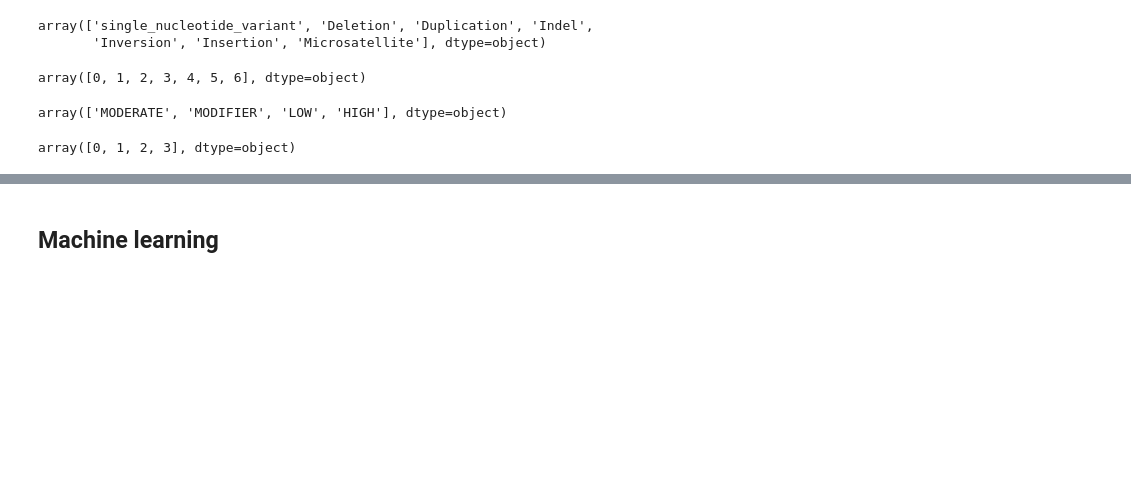
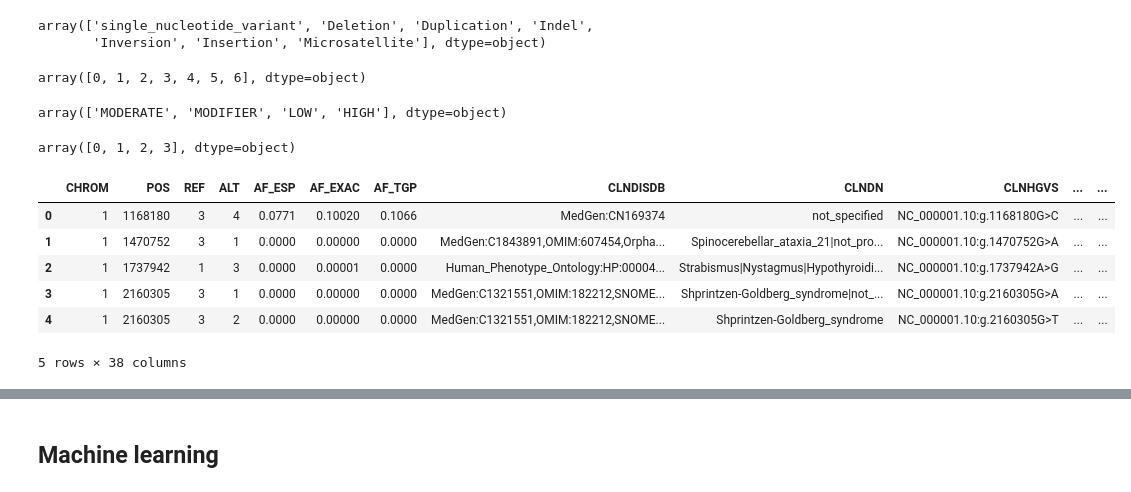
Before and after one commit to DataScience4Health-Fall2022/termproject-baymax, a Jupyter notebook: main.ipynb, the cells around one changed output, grey strips where cells are left out. Cells and saved outputs as stored; diff of their text form; code cells hidden in the pictures; blank space fills up the shorter version.

```diff
--- a/main.ipynb
+++ b/main.ipynb
@@ -560 +626,29 @@ data['PolyPhen'] = data['PolyPhen'].replace({'benign':1, 'probably_damaging':2,
+# %%
+Amino_acid_type = ['A', 'C', 'D', 'E', 'F', 'G', 'H', 'I', 'K', 'L', 'M', 'N', 'P', 'Q', 'R', 'S', 'T', 'V', 'W', 'Y','*','-']
+Amino_acid_value_map = {}
+for i in range(len(Amino_acid_type)):
+  Amino_acid_value_map[Amino_acid_type[i]] = i+1
+
+Amino_acid_ref = data['Amino_acids'].str.split("/", n=-1, expand=False).str[0]
+Amino_acid_alt = data['Amino_acids'].str.split("/", n=-1, expand=False).str[1]
+
+
+Amino_acid_ref = Amino_acid_ref.replace(Amino_acid_value_map)
+Amino_acid_alt = Amino_acid_alt.replace(Amino_acid_value_map)
+
+Amino_acid_ref = pd.to_numeric(Amino_acid_ref, errors='coerce').fillna(24, downcast='infer')
+Amino_acid_alt = pd.to_numeric(Amino_acid_alt, errors='coerce').fillna(24, downcast='infer')
+
+
+data['Amino_acid_ref'] = Amino_acid_ref
+data['Amino_acid_alt'] = Amino_acid_alt
+data.head()
+# %% [output]
+|  | CHROM | POS | REF | ALT | AF_ESP | AF_EXAC | AF_TGP | CLNDISDB | CLNDN | CLNHGVS | ... | ... |
+| 0 | 1 | 1168180 | 3 | 4 | 0.0771 | 0.10020 | 0.1066 | MedGen:CN169374 | not_specified | NC_000001.10:g.1168180G>C | ... | ... |
+| 1 | 1 | 1470752 | 3 | 1 | 0.0000 | 0.00000 | 0.0000 | MedGen:C1843891,OMIM:607454,Orpha... | Spinocerebellar_ataxia_21|not_pro... | NC_000001.10:g.1470752G>A | ... | ... |
+| 2 | 1 | 1737942 | 1 | 3 | 0.0000 | 0.00001 | 0.0000 | Human_Phenotype_Ontology:HP:00004... | Strabismus|Nystagmus|Hypothyroidi... | NC_000001.10:g.1737942A>G | ... | ... |
+| 3 | 1 | 2160305 | 3 | 1 | 0.0000 | 0.00000 | 0.0000 | MedGen:C1321551,OMIM:182212,SNOME... | Shprintzen-Goldberg_syndrome|not_... | NC_000001.10:g.2160305G>A | ... | ... |
+| 4 | 1 | 2160305 | 3 | 2 | 0.0000 | 0.00000 | 0.0000 | MedGen:C1321551,OMIM:182212,SNOME... | Shprintzen-Goldberg_syndrome | NC_000001.10:g.2160305G>T | ... | ... |
+5 rows × 38 columns
 # %%
```
Also changed, not shown: parts of 12 cells of this notebook.
